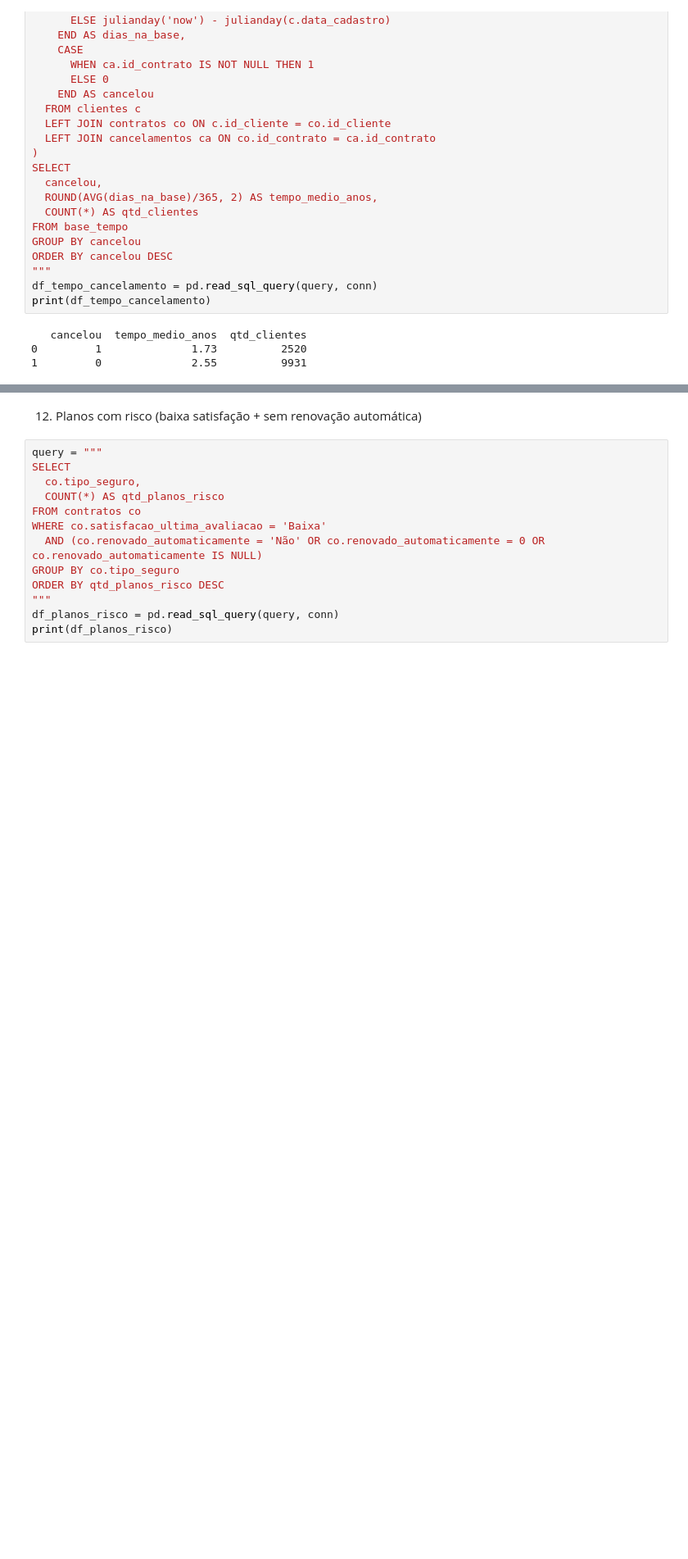
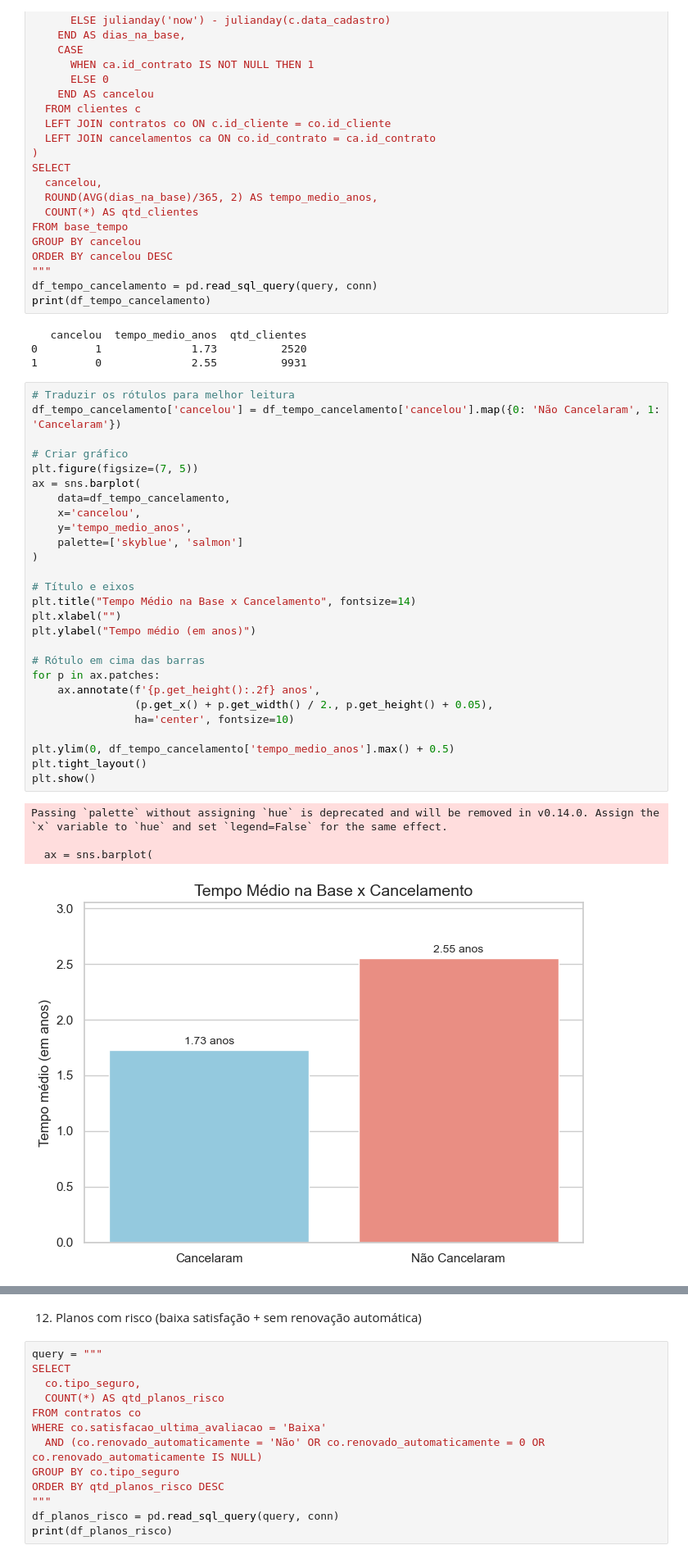
Before and after one commit to Anavillas/final-project, a Jupyter notebook: notebooks/hypothesis_three_and_four.ipynb, the cells around one changed output, grey strips where cells are left out. Shown at 82% size. Cells and saved outputs as stored; diff of their text form; blank space fills up the shorter version.

```diff
--- a/notebooks/hypothesis_three_and_four.ipynb
+++ b/notebooks/hypothesis_three_and_four.ipynb
@@ -260,3 +295,35 @@ print(df_tempo_cancelamento)
    cancelou  tempo_medio_anos  qtd_clientes
 0         1              1.73          2520
 1         0              2.55          9931
+# %%
+# Traduzir os rótulos para melhor leitura
+df_tempo_cancelamento['cancelou'] = df_tempo_cancelamento['cancelou'].map({0: 'Não Cancelaram', 1: 'Cancelaram'})
+
+# Criar gráfico
+plt.figure(figsize=(7, 5))
+ax = sns.barplot(
+    data=df_tempo_cancelamento,
+    x='cancelou',
+    y='tempo_medio_anos',
+    palette=['skyblue', 'salmon']
+)
+
+# Título e eixos
+plt.title("Tempo Médio na Base x Cancelamento", fontsize=14)
+plt.xlabel("")
+plt.ylabel("Tempo médio (em anos)")
+
+# Rótulo em cima das barras
+for p in ax.patches:
+    ax.annotate(f'{p.get_height():.2f} anos',
+                (p.get_x() + p.get_width() / 2., p.get_height() + 0.05),
+                ha='center', fontsize=10)
+
+plt.ylim(0, df_tempo_cancelamento['tempo_medio_anos'].max() + 0.5)
+plt.tight_layout()
+plt.show()
+# %% [output]
+Passing `palette` without assigning `hue` is deprecated and will be removed in v0.14.0. Assign the `x` variable to `hue` and set `legend=False` for the same effect.
+
+  ax = sns.barplot(
+[figure, added]
```
Also changed, not shown: parts of 29 cells of this notebook.
